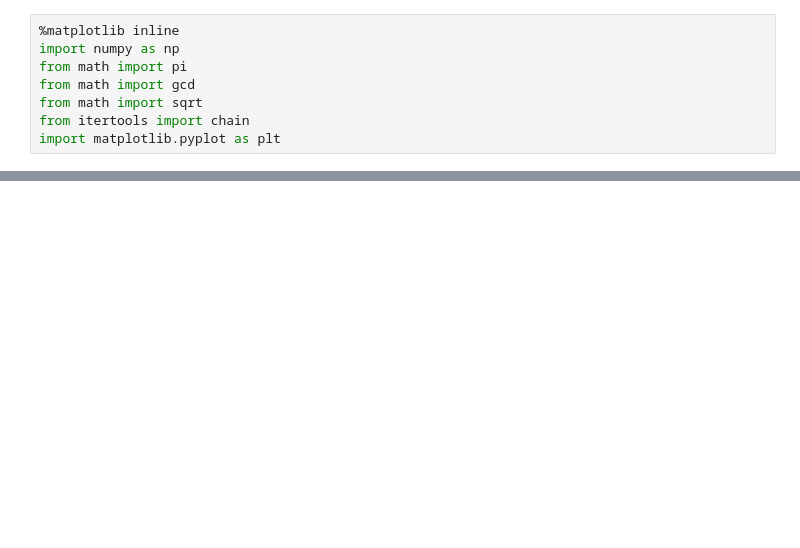
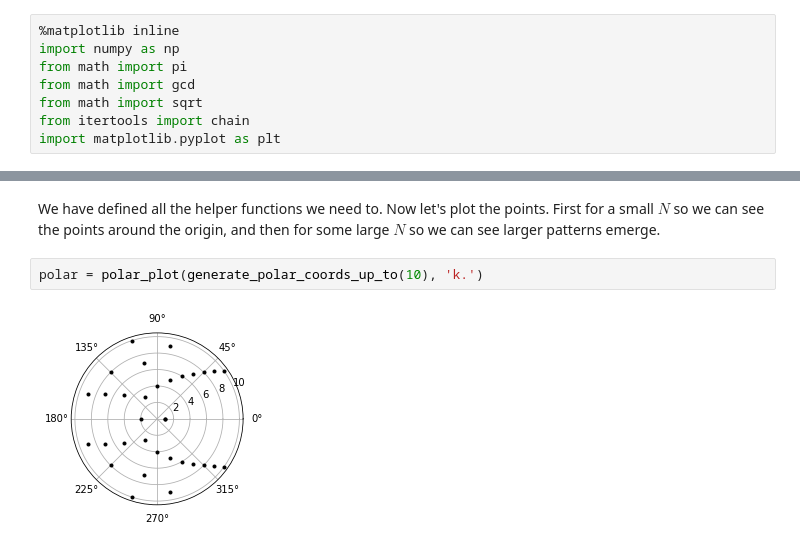
Before and after one commit to johnflavin/unique-fractions, a Jupyter notebook: Unique-Fractions.ipynb, the cells around one changed output, grey strips where cells are left out. Cells and saved outputs as stored; diff of their text form; blank space fills up the shorter version.

```diff
--- a/Unique-Fractions.ipynb
+++ b/Unique-Fractions.ipynb
@@ -82 +116,7 @@ polar_plot(generate_polar_coords_up_to(5), 'k.')
+# %% [markdown]
+We have defined all the helper functions we need to. Now let's plot the points. First for a small $N$ so we can see the points around the origin, and then for some large $N$ so we can see larger patterns emerge.
+# %%
+polar = polar_plot(generate_polar_coords_up_to(10), 'k.')
+# %% [output]
+[figure, added]
 # %%
```
Also changed, not shown: parts of 18 cells of this notebook.
